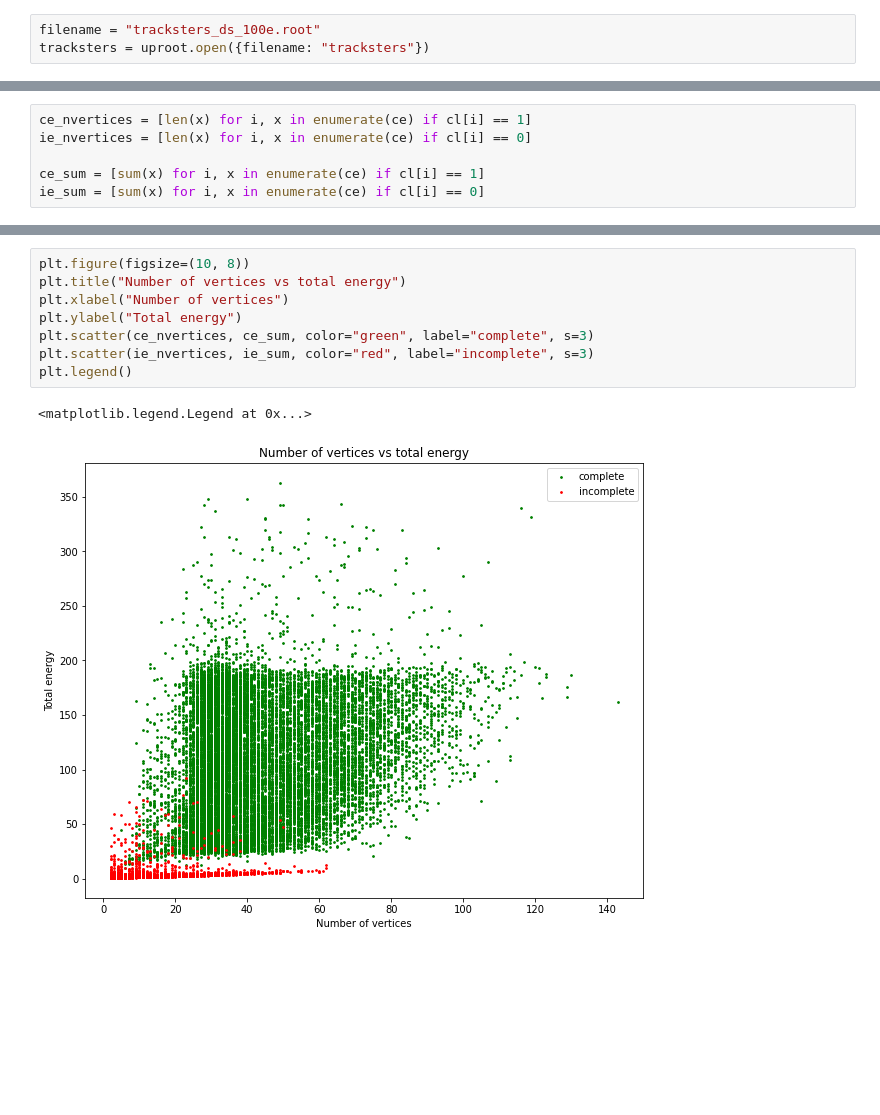
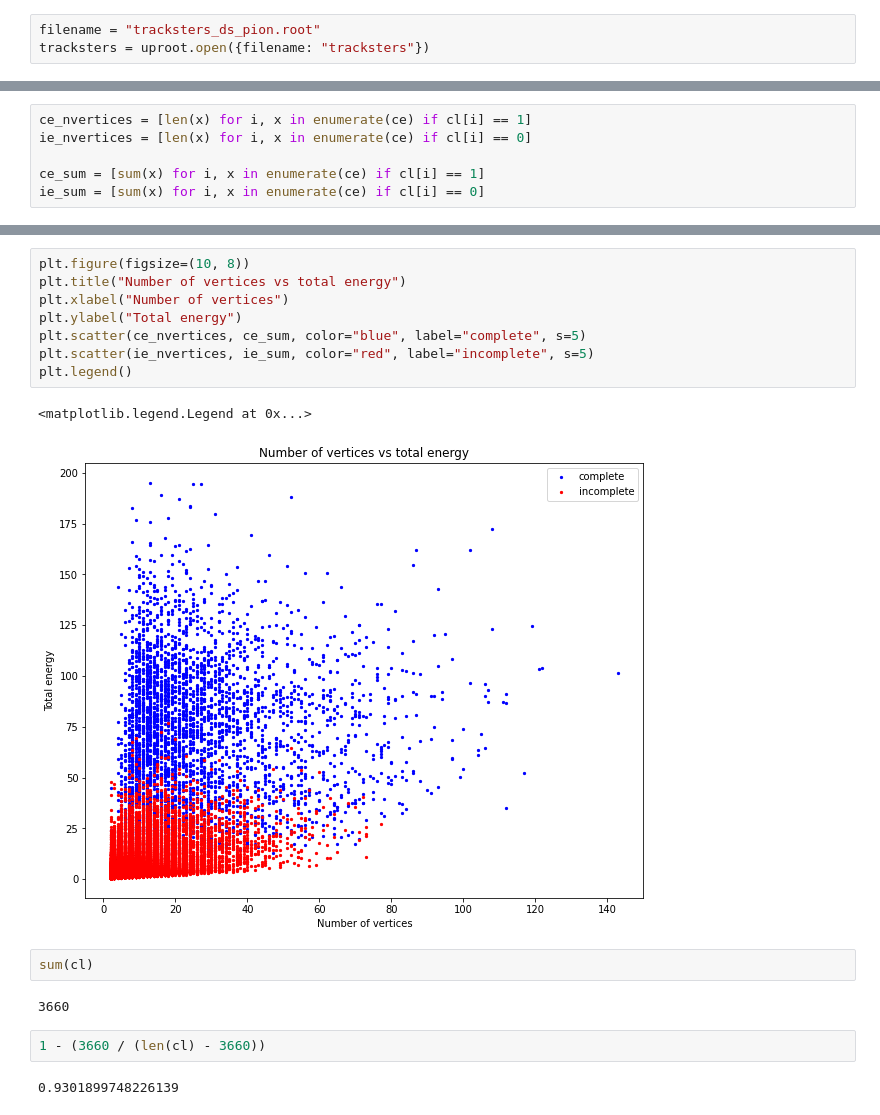
Before and after one commit to edcuba/TICLHack22_PatternReco, a Jupyter notebook: explore_tracksters.ipynb, the cells around one changed output, grey strips where cells are left out. Cells and saved outputs as stored; diff of their text form; blank space fills up the shorter version.

Commit message:
Pions and balancing

```diff
--- a/explore_tracksters.ipynb
+++ b/explore_tracksters.ipynb
@@ -1,7 +1,7 @@
 # %%
 import uproot
 # %%
-filename = "tracksters_ds_100e.root"
+filename = "tracksters_ds_pion.root"
 tracksters = uproot.open({filename: "tracksters"})
 # %%
 tracksters.show()
@@ -75,11 +75,19 @@ pass
 # %%
 plt.figure(figsize=(10, 8))
 plt.title("Number of vertices vs total energy")
 plt.xlabel("Number of vertices")
 plt.ylabel("Total energy")
-plt.scatter(ce_nvertices, ce_sum, color="green", label="complete", s=3)
-plt.scatter(ie_nvertices, ie_sum, color="red", label="incomplete", s=3)
+plt.scatter(ce_nvertices, ce_sum, color="blue", label="complete", s=5)
+plt.scatter(ie_nvertices, ie_sum, color="red", label="incomplete", s=5)
 plt.legend()
 # %% [output]
 <matplotlib.legend.Legend at 0x...>
-[figure, old version]
+[figure, new version]
+# %%
+sum(cl)
+# %% [output]
+3660
+# %%
+1 - (3660 / (len(cl) - 3660))
+# %% [output]
+0.9301899748226139
```
Also changed, not shown: parts of 3 cells of this notebook, 2 other files.
